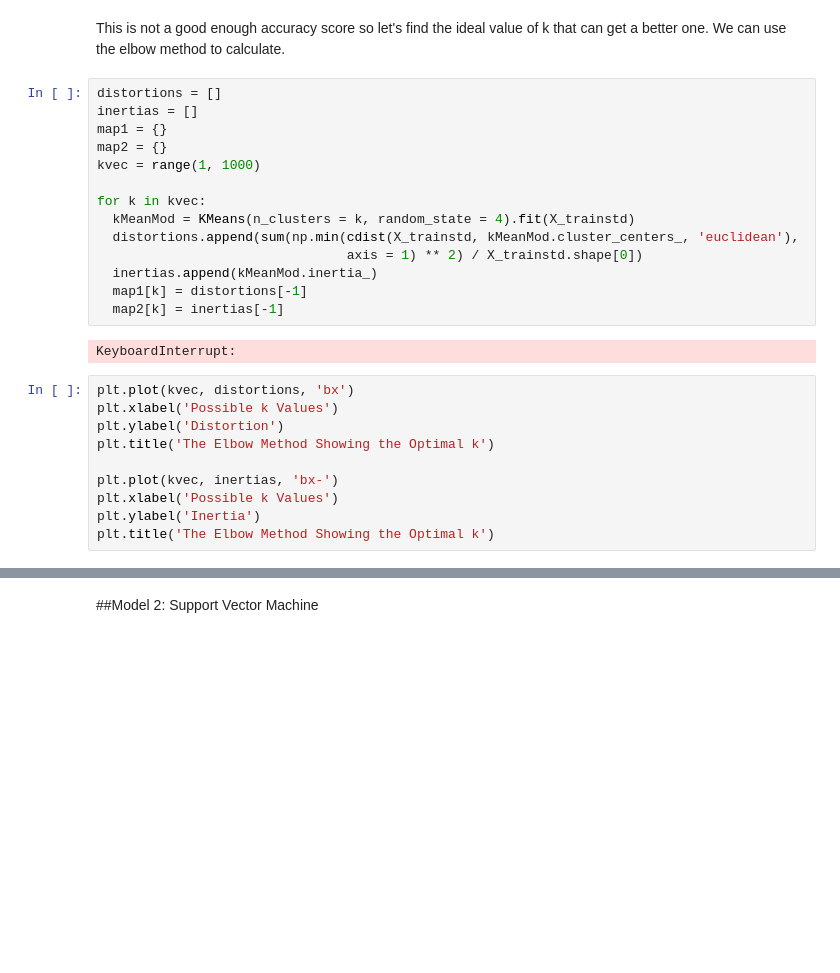
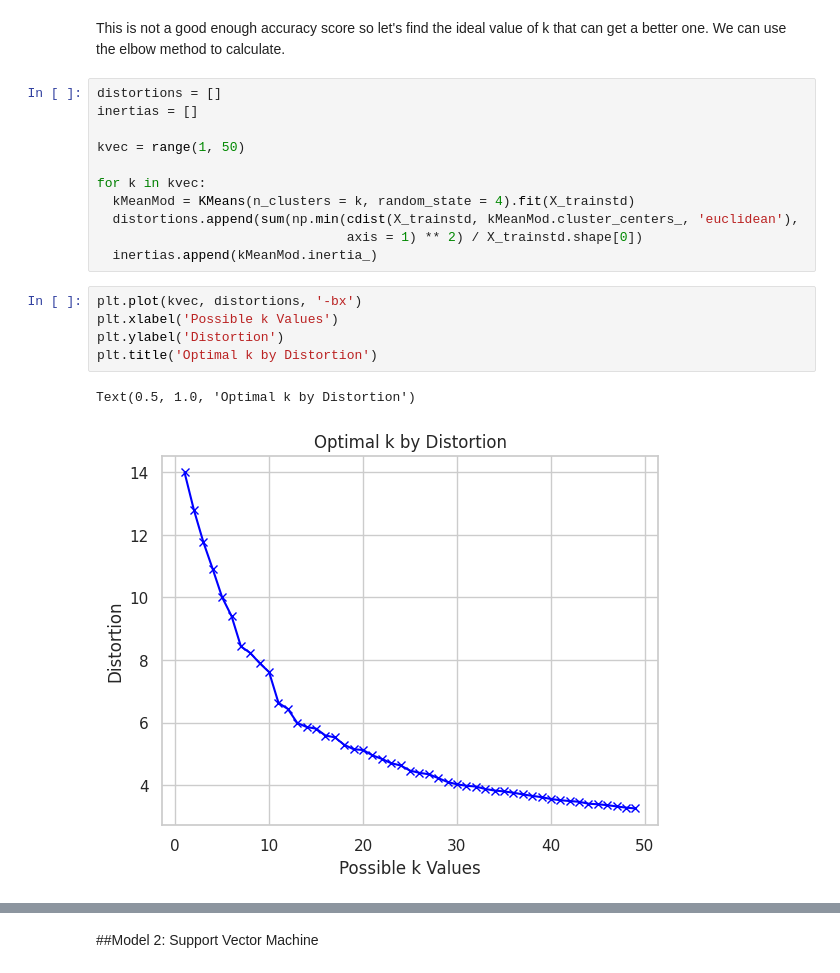
Before and after one commit to zsturk/Dat402_Proj1, a Jupyter notebook: DAT 402 Project 1.ipynb, the cells around one changed output, grey strips where cells are left out. Saved outputs shown, nothing was run; the diff lists cells and outputs as text; blank space fills up the shorter version.

```diff
--- a/DAT 402 Project 1.ipynb
+++ b/DAT 402 Project 1.ipynb
@@ -252,26 +252,19 @@ This is not a good enough accuracy score so let's find the ideal value of k that
 # %%
 distortions = []
 inertias = []
-map1 = {}
-map2 = {}
-kvec = range(1, 1000)
+
+kvec = range(1, 50)
 
 for k in kvec:
   kMeanMod = KMeans(n_clusters = k, random_state = 4).fit(X_trainstd)
   distortions.append(sum(np.min(cdist(X_trainstd, kMeanMod.cluster_centers_, 'euclidean'),
                                 axis = 1) ** 2) / X_trainstd.shape[0])
   inertias.append(kMeanMod.inertia_)
-  map1[k] = distortions[-1]
-  map2[k] = inertias[-1]
-# %% [output]
-KeyboardInterrupt:
 # %%
-plt.plot(kvec, distortions, 'bx')
+plt.plot(kvec, distortions, '-bx')
 plt.xlabel('Possible k Values')
 plt.ylabel('Distortion')
-plt.title('The Elbow Method Showing the Optimal k')
-
-plt.plot(kvec, inertias, 'bx-')
-plt.xlabel('Possible k Values')
-plt.ylabel('Inertia')
-plt.title('The Elbow Method Showing the Optimal k')
+plt.title('Optimal k by Distortion')
+# %% [output]
+Text(0.5, 1.0, 'Optimal k by Distortion')
+[figure, added]
```
Also changed, not shown: parts of 1 cell of this notebook.
